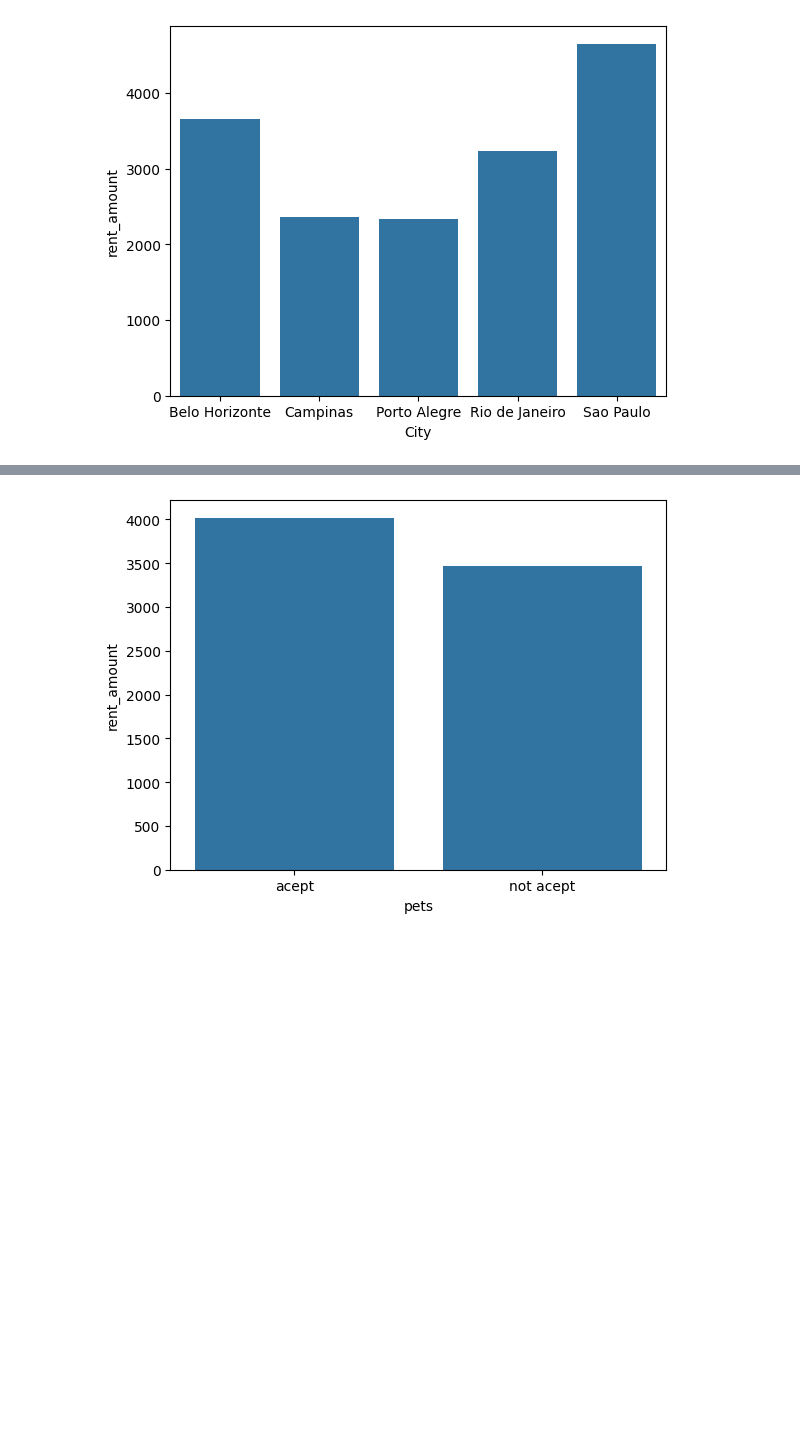
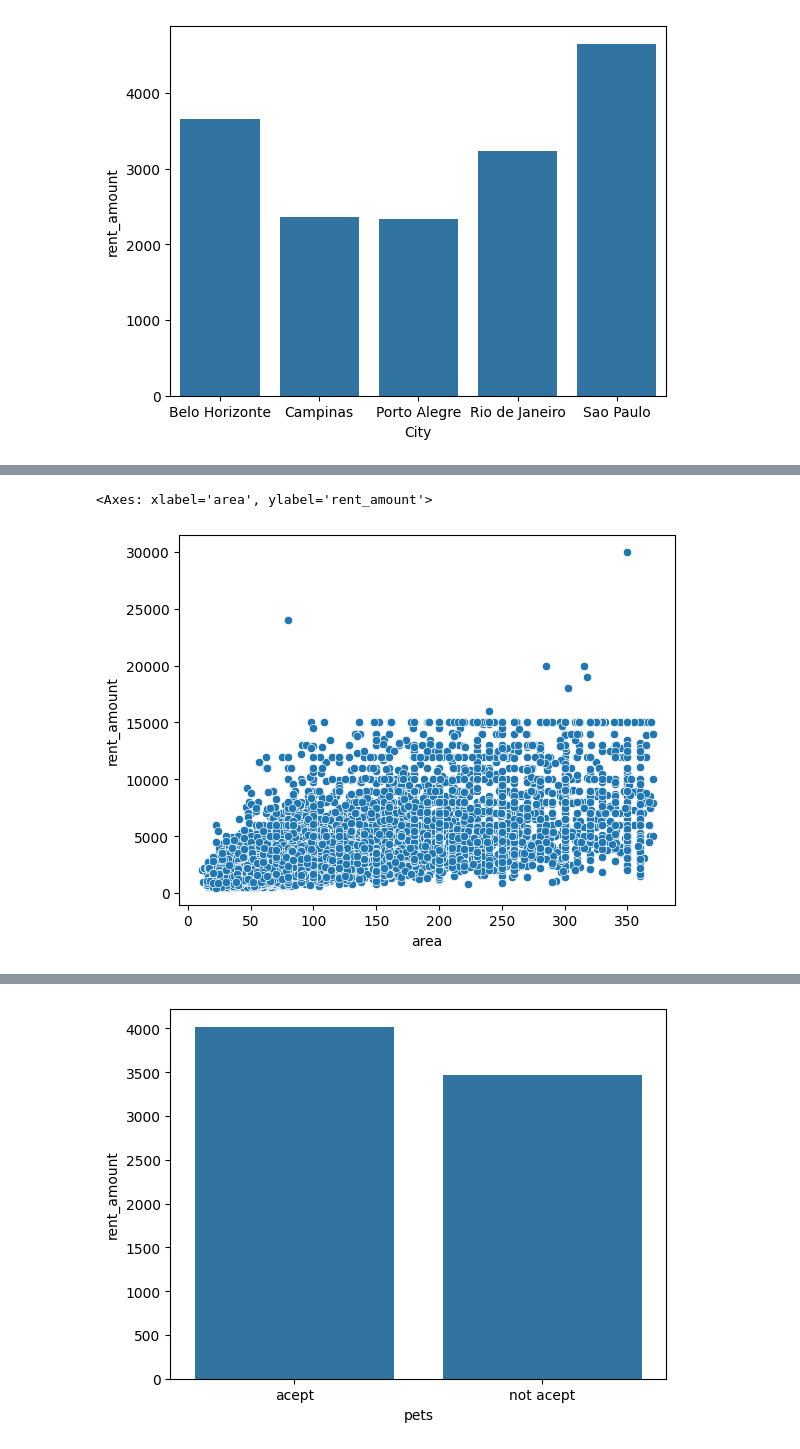
Before and after one commit to karthik4-4/house-rent-prediction-model, a Jupyter notebook: research/analysis.ipynb, the cells around one changed output, grey strips where cells are left out. Saved outputs shown, nothing was run; the diff lists cells and outputs as text; code cells hidden in the pictures; blank space fills up the shorter version.

```diff
--- a/research/analysis.ipynb
+++ b/research/analysis.ipynb
@@ -93,0 +143,5 @@ plt.show()
+# %%
+sns.scatterplot(data=df_cleaned,x='area',y='rent_amount')
+# %% [output]
+<Axes: xlabel='area', ylabel='rent_amount'>
+[figure, added]
```
Also changed, not shown: parts of 19 cells of this notebook, 6 other files.
